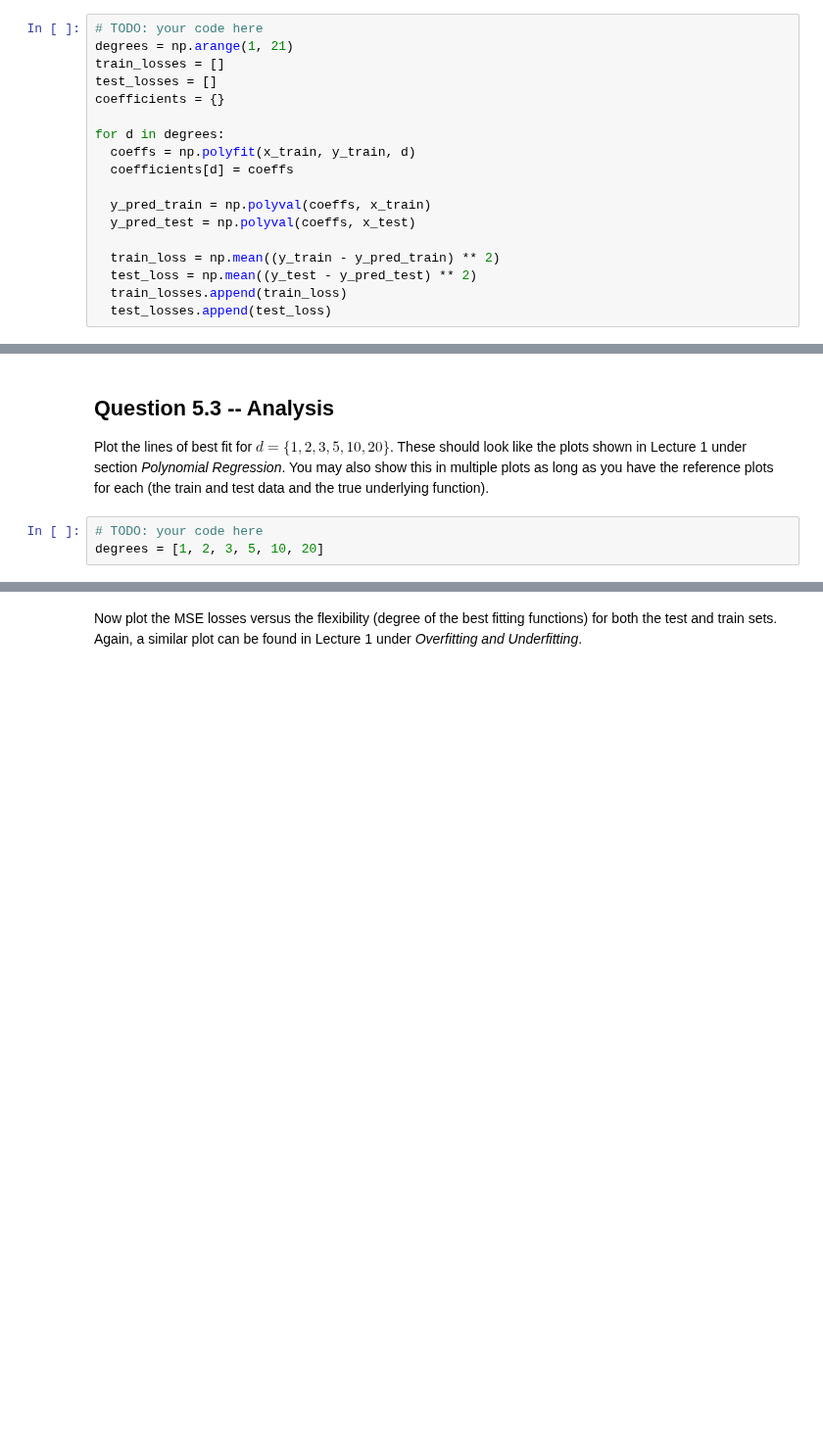
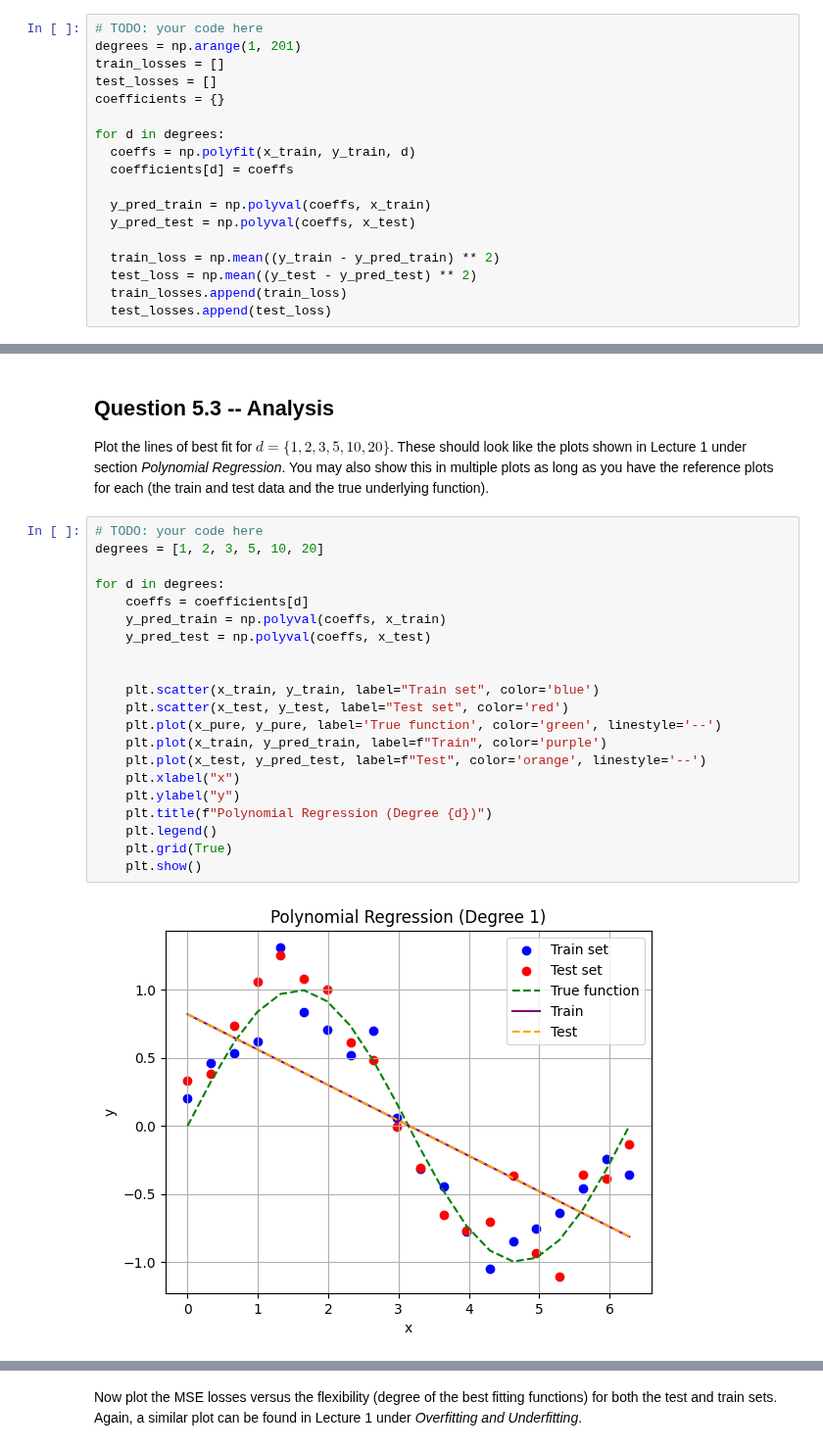
Before and after one commit to kamillaknudsen/tmdl, a Jupyter notebook: TMDL_2024_25_Assignment_1,_Qs_only.ipynb, the cells around one changed output, grey strips where cells are left out. Shown at 98% size. Cells and saved outputs as stored; diff of their text form; blank space fills up the shorter version.

```diff
--- a/TMDL_2024_25_Assignment_1,_Qs_only.ipynb
+++ b/TMDL_2024_25_Assignment_1,_Qs_only.ipynb
@@ -298,7 +298,7 @@ Now, we examine the flexibility of the model we use and the performance on the t
 - Save the corresponding train and test losses, and the resulting coefficients. Don't forget to change the function that computes the mean squared errors if required (perhaps `np.polyval` may help here?). Also, don't forget to create your model based _only_ on your train set.
 # %%
 # TODO: your code here
-degrees = np.arange(1, 21)
+degrees = np.arange(1, 201)
 train_losses = []
 test_losses = []
 coefficients = {}
@@ -325,6 +325,26 @@ What does this mean?
 # %% [markdown]
 ## Question 5.3 -- Analysis
 Plot the lines of best fit for $d=\{1,2,3,5,10,20\}$. These should look like the plots shown in Lecture 1 under section *Polynomial Regression*. You may also show this in multiple plots as long as you have the reference plots for each (the train and test data and the true underlying function).
-# %%
-# TODO: your code here
-degrees = [1, 2, 3, 5, 10, 20]
+# %%
+# TODO: your code here
+degrees = [1, 2, 3, 5, 10, 20]
+
+for d in degrees:
+    coeffs = coefficients[d]
+    y_pred_train = np.polyval(coeffs, x_train)
+    y_pred_test = np.polyval(coeffs, x_test)
+
+
+    plt.scatter(x_train, y_train, label="Train set", color='blue')
+    plt.scatter(x_test, y_test, label="Test set", color='red')
+    plt.plot(x_pure, y_pure, label='True function', color='green', linestyle='--')
+    plt.plot(x_train, y_pred_train, label=f"Train", color='purple')
+    plt.plot(x_test, y_pred_test, label=f"Test", color='orange', linestyle='--')
+    plt.xlabel("x")
+    plt.ylabel("y")
+    plt.title(f"Polynomial Regression (Degree {d})")
+    plt.legend()
+    plt.grid(True)
+    plt.show()
+# %% [output]
+[figure, added]
```
Also changed, not shown: parts of 6 cells of this notebook.
